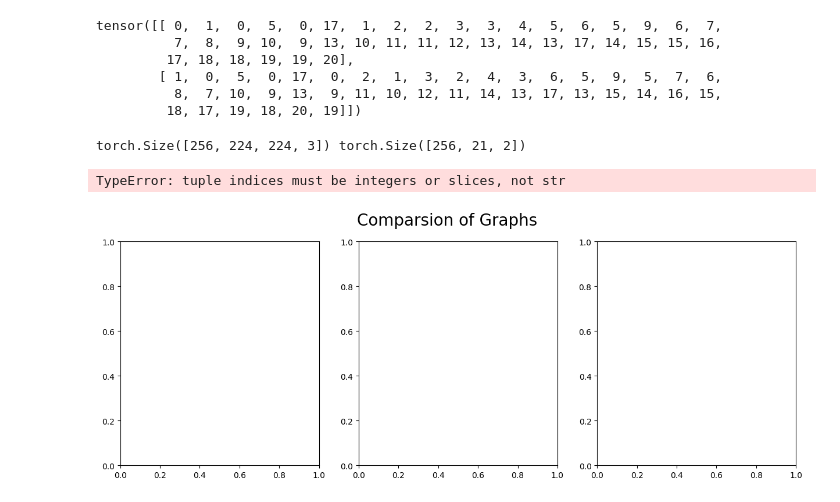
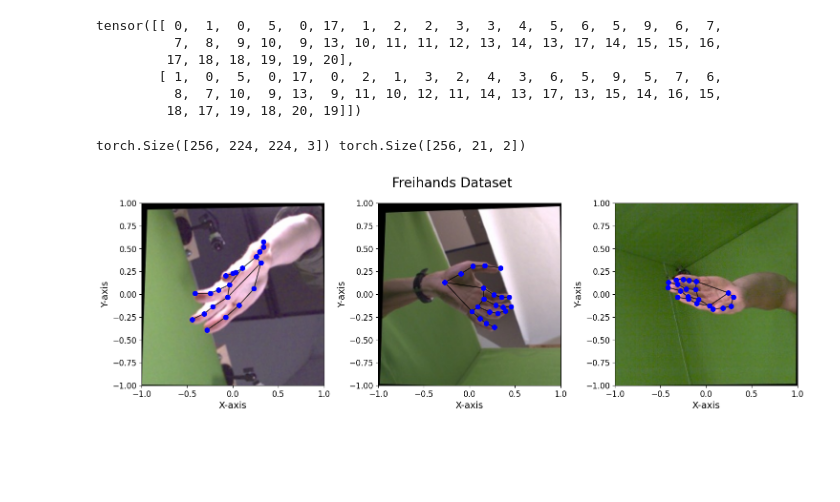
Before and after one commit to dancsomarci/freihand, a Jupyter notebook: pose_model_training.ipynb, the cells around one changed output. Drawn from its saved outputs; the diff is of its cells as text; code cells hidden in the pictures; blank space fills up the shorter version.

```diff
--- a/pose_model_training.ipynb
+++ b/pose_model_training.ipynb
@@ -84,21 +65,0 @@ class PoseLMDBDataset(Dataset):
-# %%
-from torch.utils.data import random_split, DataLoader
-
-dataset = PoseLMDBDataset("training_data.lmdb")
-
-# Split lengths for train (80%), test (10%), valid (10%)
-train_size = int(0.8 * len(dataset))
-valid_size = int(0.1 * len(dataset))
-test_size = len(dataset) - train_size - valid_size
-
-train_dataset, valid_dataset, test_dataset = random_split(dataset, [train_size, valid_size, test_size])
-
-BATCH_SIZE = 256
-train_loader = DataLoader(train_dataset, batch_size=BATCH_SIZE, shuffle=True, num_workers=0, pin_memory=True)
-valid_loader = DataLoader(valid_dataset, batch_size=BATCH_SIZE, shuffle=False, num_workers=0, pin_memory=True)
-test_loader = DataLoader(test_dataset, batch_size=BATCH_SIZE, shuffle=False, num_workers=0, pin_memory=True)
-
-images, labels = next(iter(train_loader))
-print(images.shape, labels.shape)
-# %% [output]
-torch.Size([256, 224, 224, 3]) torch.Size([256, 21, 2])
@@ -105,3 +94,25 @@ torch.Size([256, 224, 224, 3]) torch.Size([256, 21, 2])
+# %%
+from torch.utils.data import random_split, DataLoader
+
+BASE_PATH = "/kaggle/input/freihand-reloaded"
+dataset = PoseLMDBDataset(f"{BASE_PATH}/training_data.lmdb")
+test_dataset = PoseLMDBDataset(f"{BASE_PATH}/evaluation_data.lmdb")
+
+train_size = int(0.9 * len(dataset))
+valid_size = len(dataset) - train_size
+
+train_dataset, valid_dataset = random_split(dataset, [train_size, valid_size])
+
+BATCH_SIZE = 256
+# NOTE: num_workers > 0 is not supported by the Dataset
+train_loader = DataLoader(train_dataset, batch_size=BATCH_SIZE, shuffle=True, num_workers=0, pin_memory=True)
+valid_loader = DataLoader(valid_dataset, batch_size=BATCH_SIZE, shuffle=False, num_workers=0, pin_memory=True)
+test_loader = DataLoader(test_dataset, batch_size=BATCH_SIZE, shuffle=False, num_workers=0, pin_memory=True)
+
+images, labels = next(iter(train_loader))
+print(images.shape, labels.shape)
+# %% [output]
+torch.Size([256, 224, 224, 3]) torch.Size([256, 21, 2])
 # %%
 import random
 import networkx as nx
@@ -111,53 +122,43 @@ def visualize_graphs_side_by_side(dataset, indices):
     num_graphs = len(indices)
     fig, axs = plt.subplots(1, num_graphs, figsize=(5 * num_graphs, 5))
     axs = [axs] if num_graphs == 1 else axs
 
-    fig.suptitle("Comparsion of Graphs", fontsize=20)
+    fig.suptitle("Freihands Dataset", fontsize=20)
 
     for ax, idx in zip(axs, indices):
-        data = dataset[idx]
-        mp_lms = data["mediapipe_lms"].numpy()
-        real_lms = data["real_lms"].numpy()
-        img = data["image"].numpy() # shape (H, W, 3), normalized 0-1
+        img, lms = dataset[idx]
+        img, lms = img.numpy(), lms.numpy()
 
         # Background image (fit to 0-1 coordinate space)
-        ax.imshow(img, extent=[0, 1, 0, 1], origin='upper', aspect='auto')
+        ax.imshow(img, extent=[-1, 1, 1, -1], origin='upper', aspect='auto')
 
         # Graph edges
         edge_index = Hand.compute_edge_index(Hand.anatomical).numpy()
         G = nx.Graph()
         G.add_edges_from(edge_index.T)
 
         # Node features
-        x1, y1 = mp_lms[:, 0], mp_lms[:, 1]
-        y1 = 1.0 - y1
-        pos_x = {i: (x1[i], y1[i]) for i in range(len(x1))}
+        x, y = lms[:, 0], lms[:, 1]
+        pos_x = {i: (x[i], y[i]) for i in range(len(x))}
         nx.draw_networkx_nodes(G, pos_x, node_size=50, node_color='blue', ax=ax)
         nx.draw_networkx_edges(G, pos_x, width=1.5, alpha=0.7, ax=ax)
 
-        x2, y2 = real_lms[:, 0], real_lms[:, 1]
-        y2 = 1.0 - y2
-        pos_y = {i: (x2[i], y2[i]) for i in range(len(x2))}
-        nx.draw_networkx_nodes(G, pos_y, node_size=50, node_color='red', ax=ax)
-
         ax.set_aspect('equal', adjustable='box')
-        ax.set_xlim(0, 1)
-        ax.set_ylim(0, 1)
-        ax.invert_yaxis()  # optional, depends on how you want y-axis
+        ax.set_xlim(-1, 1)
+        ax.set_ylim(-1, 1)
+        # ax.invert_yaxis()
         ax.tick_params(left=True, bottom=True, labelleft=True, labelbottom=True, labelsize=12)
         ax.set_xlabel("X-axis", fontsize=14)
         ax.set_ylabel("Y-axis", fontsize=14)
 
     plt.tight_layout()
     plt.show()
 
 # Example usage
 random_indices = random.sample(range(len(dataset)), 3)
-random_indices = [0,1,2]
 visualize_graphs_side_by_side(dataset, indices=random_indices)
 # %% [output]
-TypeError: tuple indices must be integers or slices, not str
-[figure, old version]
+[figure, new version]
 # %%
 import torch
 import torch.nn as nn
```
Also changed, not shown: parts of 11 cells of this notebook.
